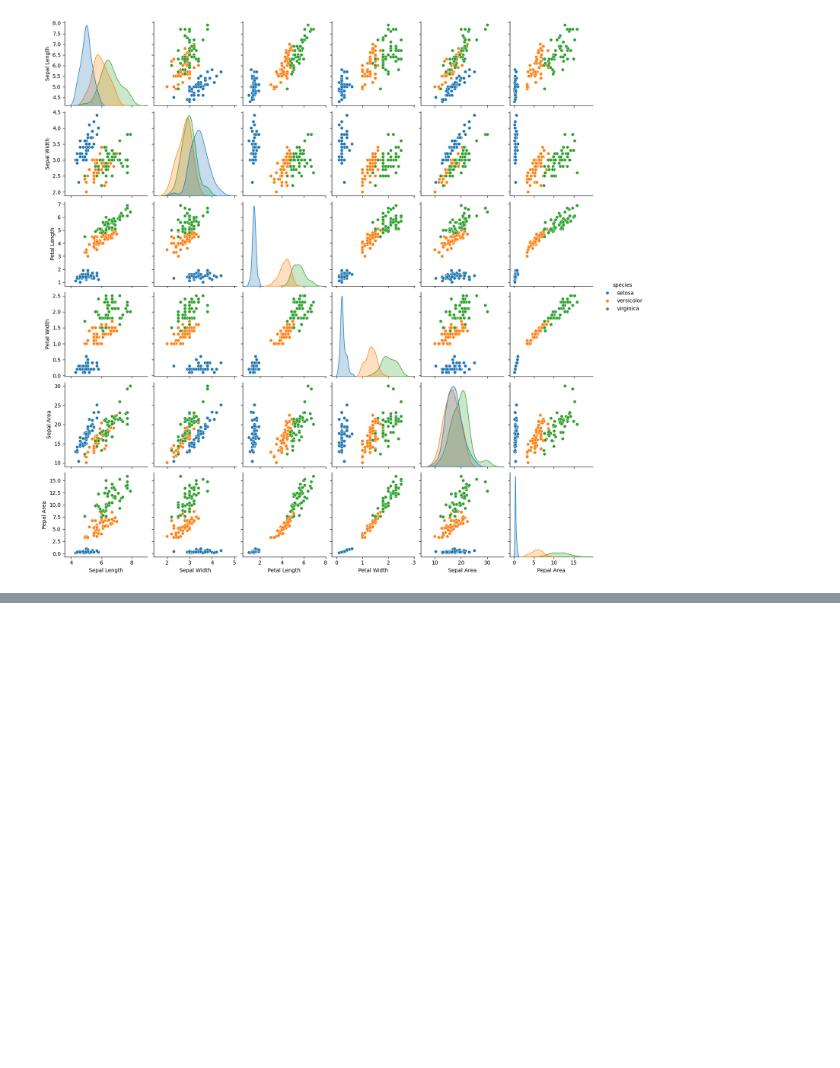
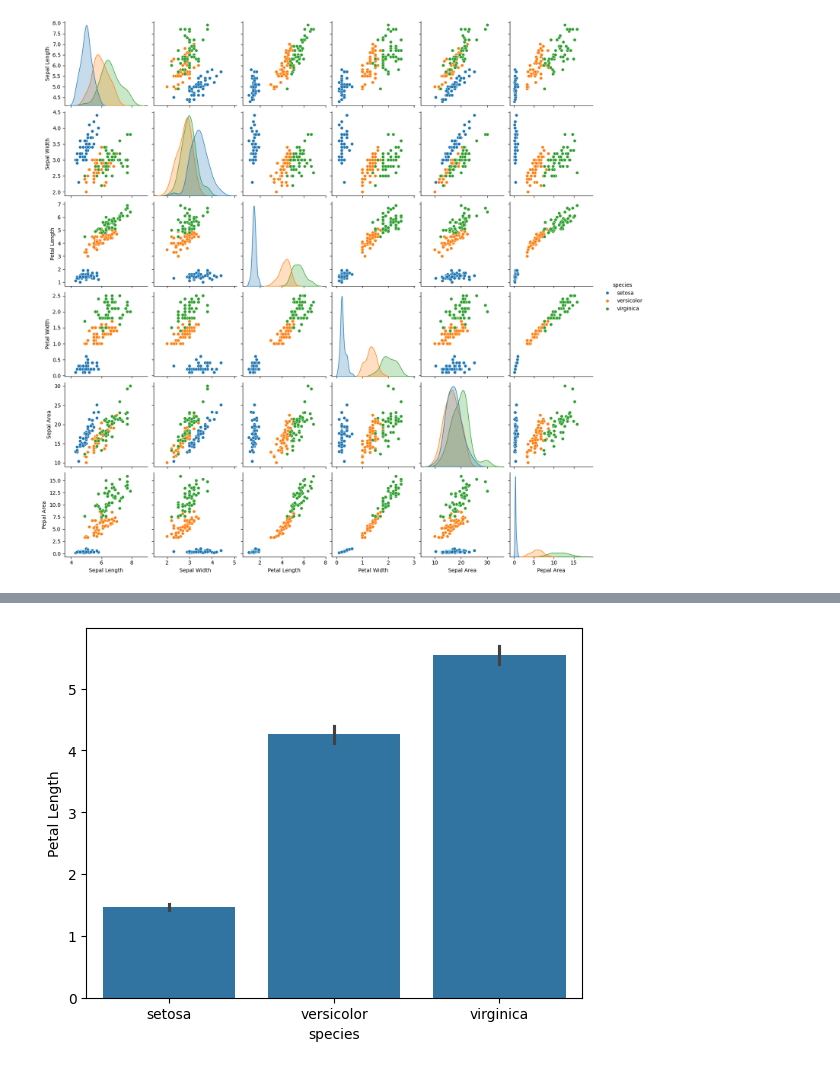
Before and after one commit to abeaderstadt/datafun-04-eda, a Jupyter notebook: beaderstadt-notebook.ipynb, the cells around one changed output, grey strips where cells are left out. Cells and saved outputs as stored; diff of their text form; code cells hidden in the pictures; blank space fills up the shorter version.

Commit message:
Add bar plot.

```diff
--- a/beaderstadt-notebook.ipynb
+++ b/beaderstadt-notebook.ipynb
@@ -149,0 +156,10 @@ matplotlib.pyplot.show()
+# %%
+# Create a bar plot of the Iris dataset
+# A pairplot is used to compare the average values of a feature across different species
+# by species (a categorical column)
+sns.barplot(x="species", y="Petal Length", data=iris_df)
+
+# Show all plots
+matplotlib.pyplot.show()
+# %% [output]
+[figure, added]
```
Also changed, not shown: parts of 1 cell of this notebook.
